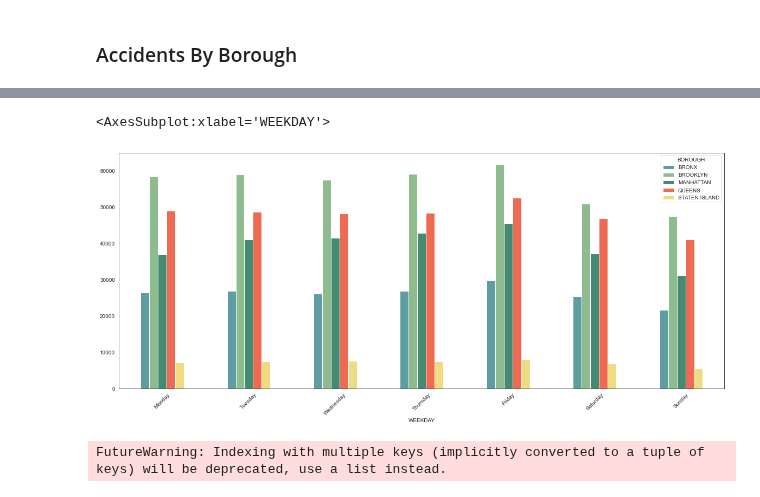
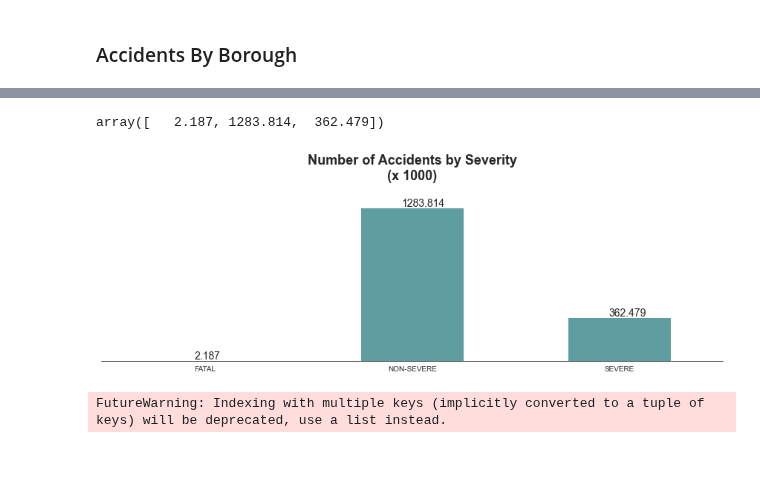
Before and after one commit to jens-create/socialdata2023, a Jupyter notebook: assignments/Final project/video_visuals.ipynb, the cells around one changed output, grey strips where cells are left out. Drawn from its saved outputs; the diff is of its cells as text; code cells hidden in the pictures; blank space fills up the shorter version.

```diff
--- a/assignments/Final project/video_visuals.ipynb
+++ b/assignments/Final project/video_visuals.ipynb
@@ -186,8 +195,24 @@ plt.show()
-# %%
-df.groupby(['WEEKDAY','BOROUGH'])['LOCATION'].size().unstack(1).plot.bar(rot=45, figsize=(20,8), color=area_colors)
-# %% [output]
-<AxesSubplot:xlabel='WEEKDAY'>
-[figure, removed]
+# %%
+type_freq = df.groupby('SEVERITY').size()*(1/1000)
+# %% [output]
+array([   2.187, 1283.814,  362.479])
+# %%
+type_freq = df.groupby('SEVERITY').size()*(1/1000)
+
+fig, ax = plt.subplots()
+type_freq.plot.bar(rot=0, color=plt_color, figsize=(15,4), ax=ax)
+plt.title('Number of Accidents by Severity\n(x 1000)\n', weight='bold', fontsize=18)
+ax.spines['top'].set_visible(False)
+ax.spines['right'].set_visible(False)
+ax.spines['left'].set_visible(False)
+ax.set_yticks([])
+ax.set_xlabel("")
+for i, v in enumerate(list(type_freq.values)):
+    ax.text(i-.05, v+10, str(v), fontsize=14)
+#ax.set_ylabel('Count (x1000)')
+plt.show()
+# %% [output]
+[figure, added]
 # %%
 # number of non-missing location values every year
 df.groupby('YEAR')['BOROUGH','LATITUDE', 'LONGITUDE'].apply(lambda x: x.notnull().sum())
```
Also changed, not shown: parts of 4 cells of this notebook.
